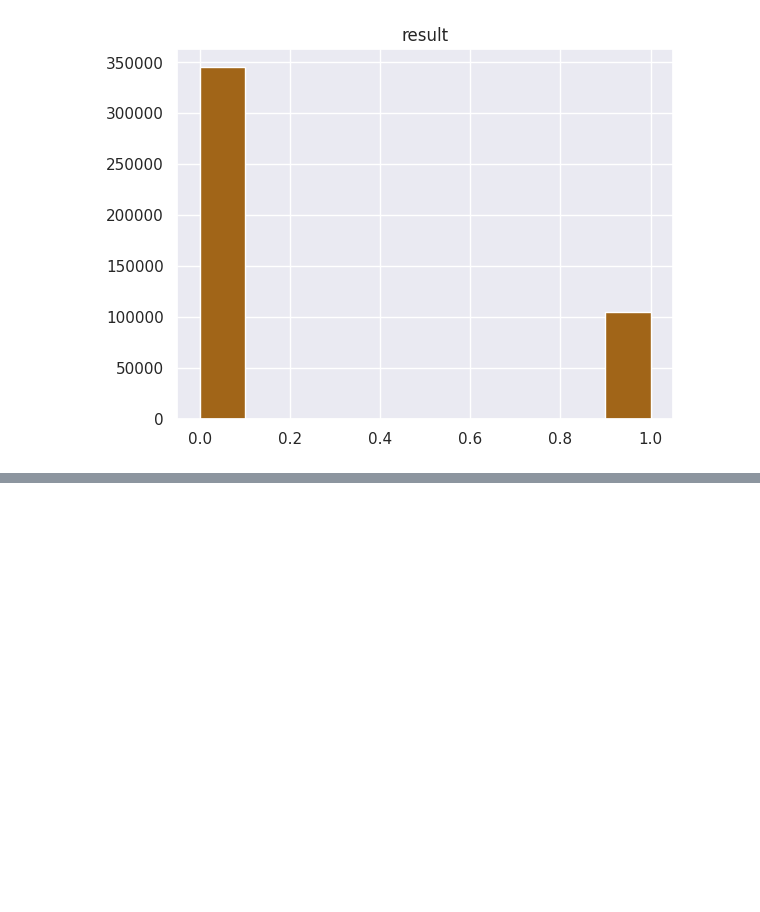
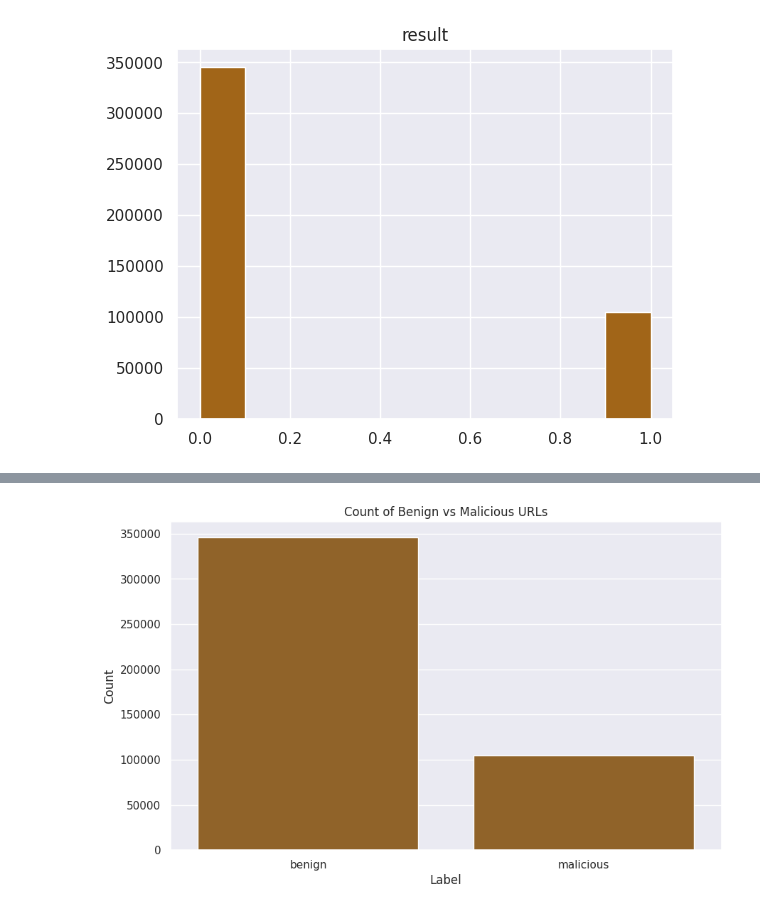
Before and after one commit to vidhya2324/Machine_learning, a Jupyter notebook: code.ipynb, the cells around one changed output, grey strips where cells are left out. Saved outputs shown, nothing was run; the diff lists cells and outputs as text; code cells hidden in the pictures; blank space fills up the shorter version.

```diff
--- a/code.ipynb
+++ b/code.ipynb
@@ -267,0 +276,9 @@ array([[<Axes: title={'center': 'result'}>]], dtype=object)
+# %%
+plt.figure(figsize=(10,6))
+sns.countplot(x='label', data=urls_data)
+plt.title('Count of Benign vs Malicious URLs')
+plt.xlabel('Label')
+plt.ylabel('Count')
+plt.show()
+# %% [output]
+[figure, added]
```
Also changed, not shown: parts of 14 cells of this notebook.
